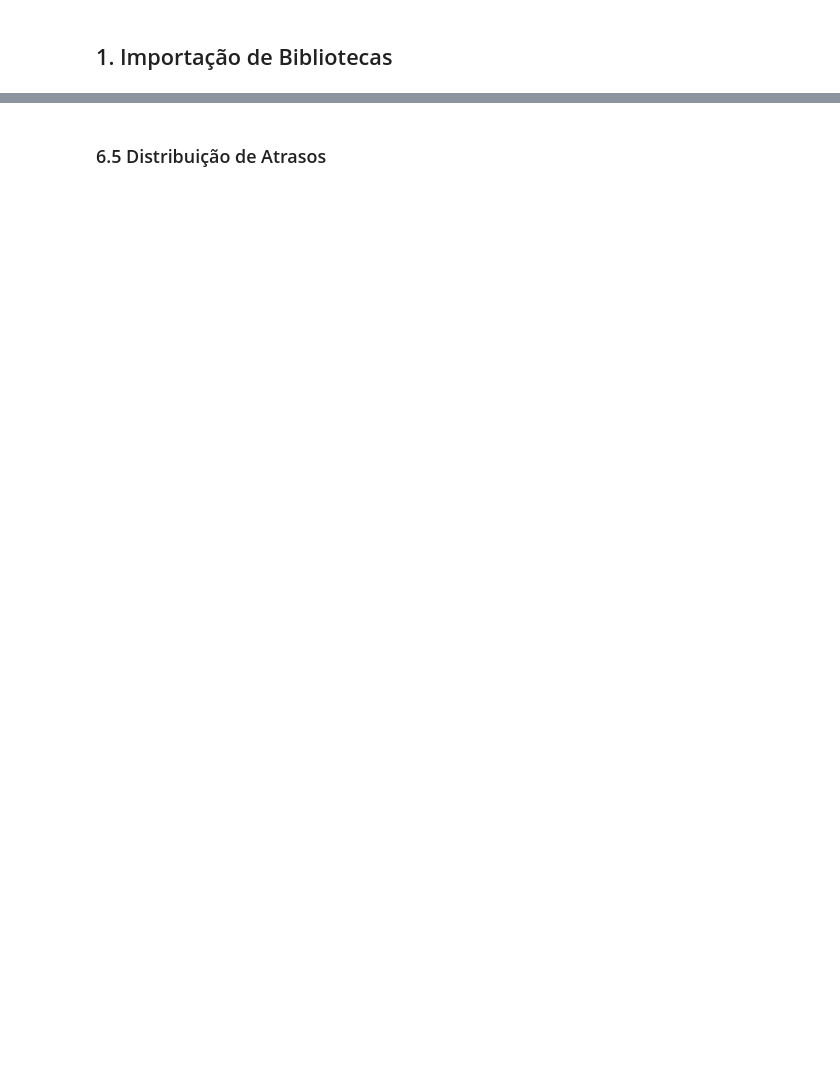
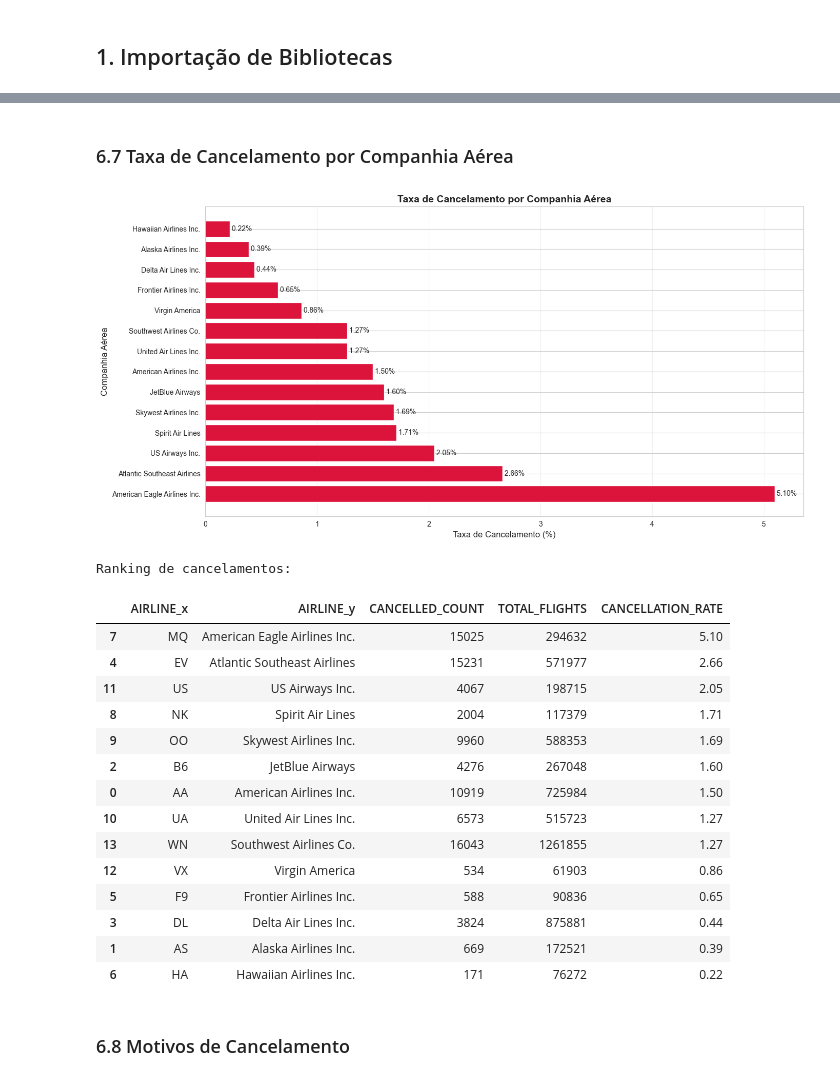
Before and after one commit to lucasedmundo11/MLET-Phase-3, a Jupyter notebook: notebooks/1 EDA.ipynb, the cells around one changed output, grey strips where cells are left out. Cells and saved outputs as stored; diff of their text form; code cells hidden in the pictures; blank space fills up the shorter version.

```diff
--- a/notebooks/1 EDA.ipynb
+++ b/notebooks/1 EDA.ipynb
@@ -167,2 +760,50 @@ plt.show()
+# %% [markdown]
+### 6.7 Taxa de Cancelamento por Companhia Aérea
+# %%
+# Taxa de cancelamento por companhia aérea
+cancellation_by_airline = flights_clean.groupby('AIRLINE').agg({
+    'CANCELLED': ['sum', 'count']
+}).reset_index()
+cancellation_by_airline.columns = ['AIRLINE', 'CANCELLED_COUNT', 'TOTAL_FLIGHTS']
+cancellation_by_airline['CANCELLATION_RATE'] = (cancellation_by_airline['CANCELLED_COUNT'] /
+                                                  cancellation_by_airline['TOTAL_FLIGHTS'] * 100).round(2)
+
+# Merge com nomes
+cancellation_by_airline = cancellation_by_airline.merge(airlines, left_on='AIRLINE', right_on='IATA_CODE', how='left')
+cancellation_by_airline = cancellation_by_airline.sort_values('CANCELLATION_RATE', ascending=False)
+
+fig, ax = plt.subplots(figsize=(14, 7))
+
+ax.barh(cancellation_by_airline['AIRLINE_y'], cancellation_by_airline['CANCELLATION_RATE'], color='crimson')
+ax.set_xlabel('Taxa de Cancelamento (%)', fontsize=12)
+ax.set_ylabel('Companhia Aérea', fontsize=12)
+ax.set_title('Taxa de Cancelamento por Companhia Aérea', fontsize=14, fontweight='bold')
+ax.grid(axis='x', alpha=0.3)
+for i, v in enumerate(cancellation_by_airline['CANCELLATION_RATE']):
+    ax.text(v, i, f' {v:.2f}%', va='center', fontsize=10)
+
+plt.tight_layout()
+plt.show()
+
+print("Ranking de cancelamentos:")
+display(cancellation_by_airline[['AIRLINE_x', 'AIRLINE_y', 'CANCELLED_COUNT', 'TOTAL_FLIGHTS', 'CANCELLATION_RATE']])
+# %% [output]
+[figure, added]
+Ranking de cancelamentos:
+|  | AIRLINE_x | AIRLINE_y | CANCELLED_COUNT | TOTAL_FLIGHTS | CANCELLATION_RATE |
+| 7 | MQ | American Eagle Airlines Inc. | 15025 | 294632 | 5.10 |
+| 4 | EV | Atlantic Southeast Airlines | 15231 | 571977 | 2.66 |
+| 11 | US | US Airways Inc. | 4067 | 198715 | 2.05 |
+| 8 | NK | Spirit Air Lines | 2004 | 117379 | 1.71 |
+| 9 | OO | Skywest Airlines Inc. | 9960 | 588353 | 1.69 |
+| 2 | B6 | JetBlue Airways | 4276 | 267048 | 1.60 |
+| 0 | AA | American Airlines Inc. | 10919 | 725984 | 1.50 |
+| 10 | UA | United Air Lines Inc. | 6573 | 515723 | 1.27 |
+| 13 | WN | Southwest Airlines Co. | 16043 | 1261855 | 1.27 |
+| 12 | VX | Virgin America | 534 | 61903 | 0.86 |
+| 5 | F9 | Frontier Airlines Inc. | 588 | 90836 | 0.65 |
+| 3 | DL | Delta Air Lines Inc. | 3824 | 875881 | 0.44 |
+| 1 | AS | Alaska Airlines Inc. | 669 | 172521 | 0.39 |
+| 6 | HA | Hawaiian Airlines Inc. | 171 | 76272 | 0.22 |
 # %% [markdown]
-### 6.5 Distribuição de Atrasos
+### 6.8 Motivos de Cancelamento
```
Also changed, not shown: parts of 83 cells of this notebook, 2 other files.
